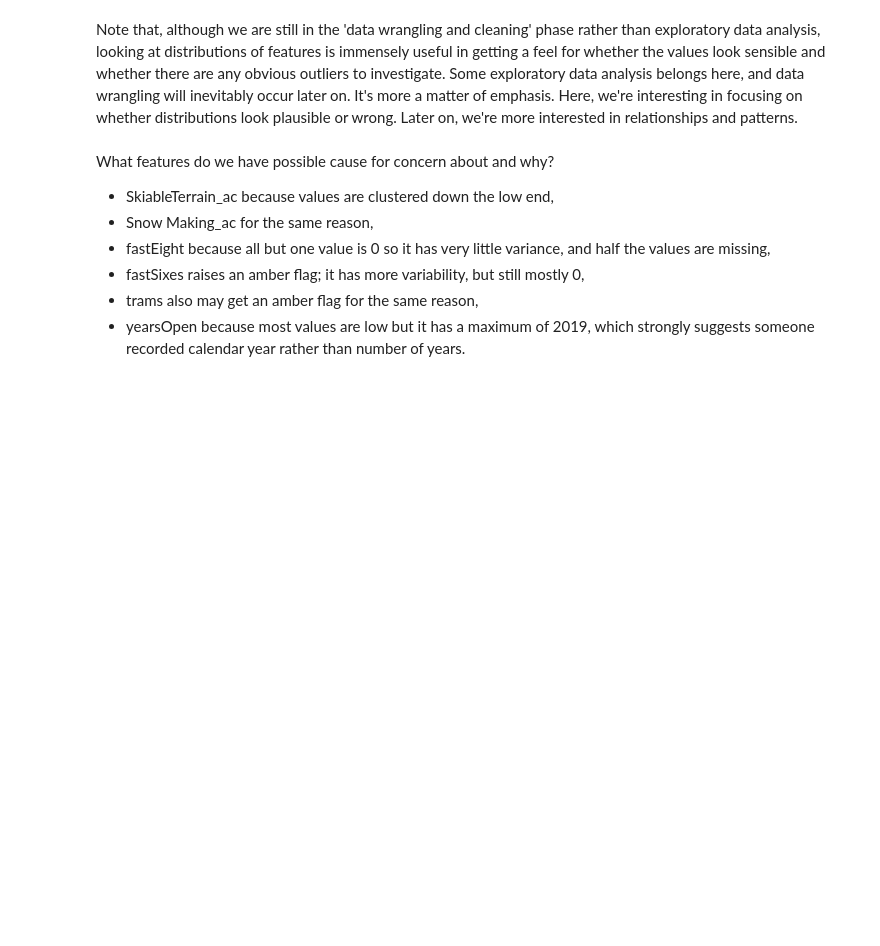
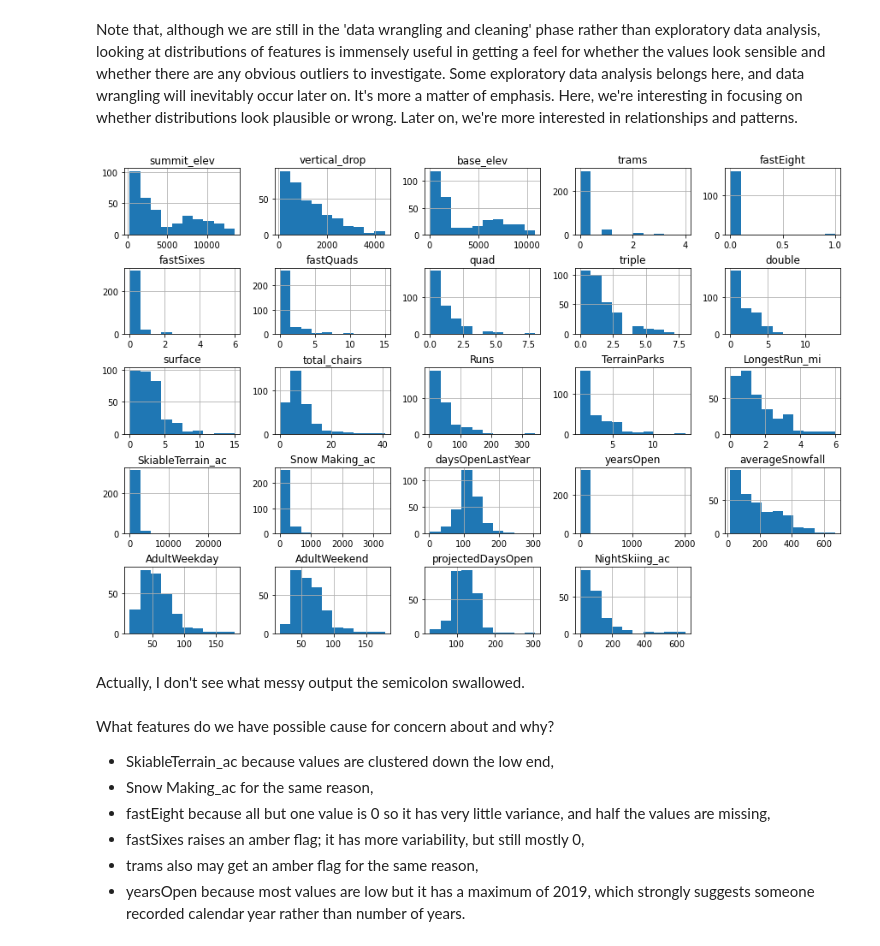
Before and after one commit to sbBEM/DataScienceGuidedCapstone, a Jupyter notebook: Notebooks/02_data_wrangling.ipynb, the cells around one changed output. Cells and saved outputs as stored; diff of their text form; code cells hidden in the pictures; blank space fills up the shorter version.

```diff
--- a/Notebooks/02_data_wrangling.ipynb
+++ b/Notebooks/02_data_wrangling.ipynb
@@ -477,12 +517,16 @@ Note that, although we are still in the 'data wrangling and cleaning' phase rath
 # %%
 #Code task 18#
 #Call ski_data's `hist` method to plot histograms of each of the numeric features
 #Try passing it an argument figsize=(15,10)
 #Try calling plt.subplots_adjust() with an argument hspace=0.5 to adjust the spacing
 #It's important you create legible and easy-to-read plots
-ski_data.___(___)
-#plt.subplots_adjust(hspace=___);
+ski_data.hist(figsize=(15,10))
+plt.subplots_adjust(hspace=0.5);
 #Hint: notice how the terminating ';' "swallows" some messy output and leads to a tidier notebook
+# %% [output]
+[figure, added]
+# %% [markdown]
+Actually, I don't see what messy output the semicolon swallowed.
 # %% [markdown]
 What features do we have possible cause for concern about and why?
 
```
Also changed, not shown: parts of 48 cells of this notebook.
